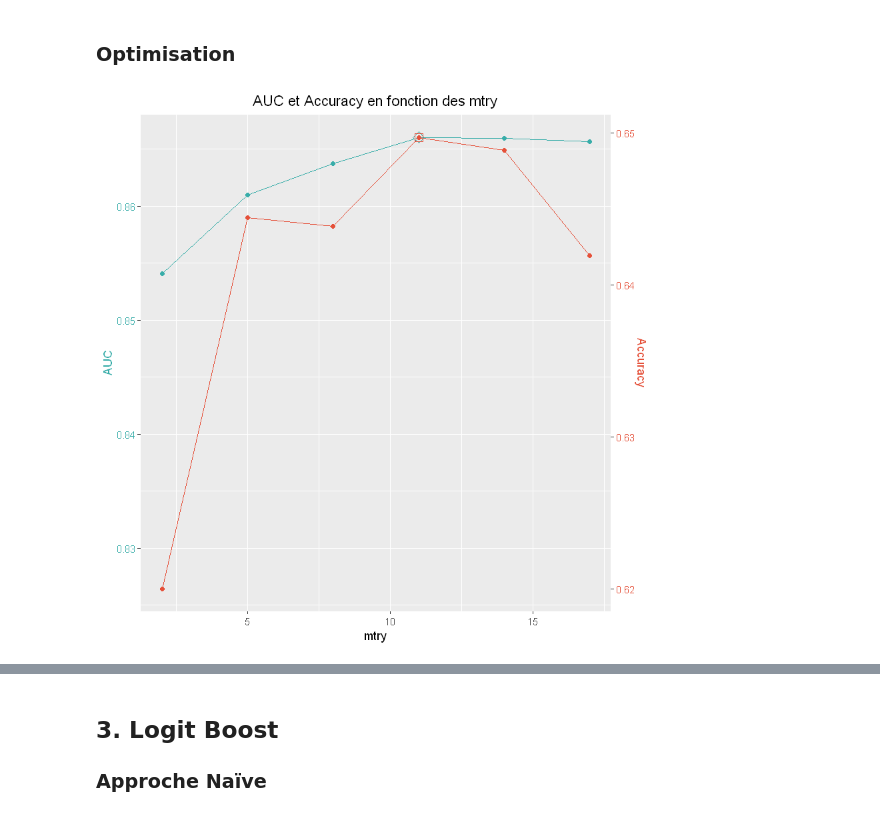
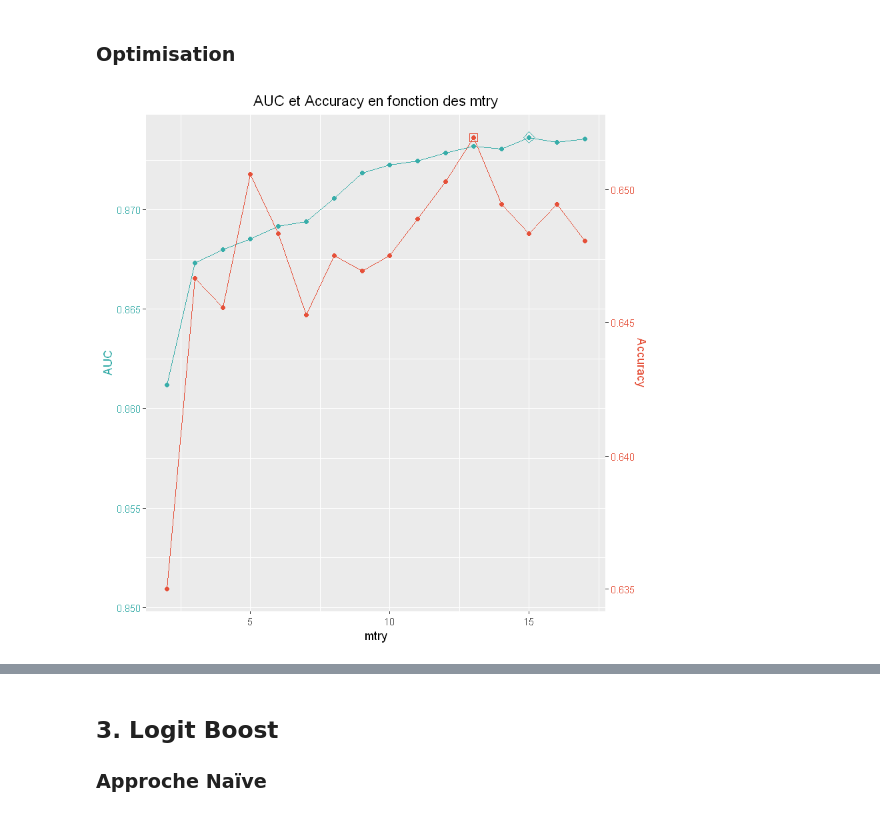
Before and after one commit to Lrakotoson/M_R, a Jupyter notebook: S2/Classification/Project/jet1.ipynb, the cells around one changed output, grey strips where cells are left out. Saved outputs shown, nothing was run; the diff lists cells and outputs as text; code cells hidden in the pictures.

```diff
--- a/S2/Classification/Project/jet1.ipynb
+++ b/S2/Classification/Project/jet1.ipynb
@@ -292,12 +333,12 @@ split_set <- function(data, trainSize = 0.9){
     return(list(train_set, test_set))
 }
 # %%
-plotmetrics <- function(train_obj){
+plotmetrics <- function(train_obj, parameter){
     #' Renvoie un ggplot de l'évolution d'Accuracy et AUC
     #' train_obj: objet de type train de caret
+    #' param: paramètre évalué
 
-    train_obj <- train_obj$results %>% select(1, AUC, Accuracy)
-    parameter <- names(train_obj)[1]
+    train_obj <- train_obj$results %>% select(!!parameter, AUC, Accuracy)
     AUC_limits <- c(min(train_obj$AUC), max(train_obj$AUC))
     Accuracy_limits <- c(min(train_obj$Accuracy), max(train_obj$Accuracy))
     train_obj$Accuracy <- train_obj$Accuracy * (AUC_limits[2]/Accuracy_limits[2])
@@ -523,9 +594,9 @@ train_rf <- split_set(data_rf)[[1]]
 test_rf <- split_set(data_rf)[[2]]
 # %%
 rf_tune <- data.frame(
-    mtry = seq(2, 17, by =  3),
-    splitrule = rep("gini", 6),
-    min.node.size = rep(1, 6)
+    mtry = seq(2, 17),
+    splitrule = rep("gini", 16),
+    min.node.size = rep(1, 16)
 )
 # %%
 cl <- makePSOCKcluster(4)
@@ -543,7 +614,7 @@ rf_cv <- train(
 
 on.exit(stopCluster(cl))
 # %%
-plotmetrics(rf_cv) +
+plotmetrics(rf_cv, "mtry") +
 labs(title = "AUC et Accuracy en fonction des mtry")
 # %% [output]
-[figure, old version]
+[figure, new version]
```
Also changed, not shown: parts of 48 cells of this notebook, 1 other file.
